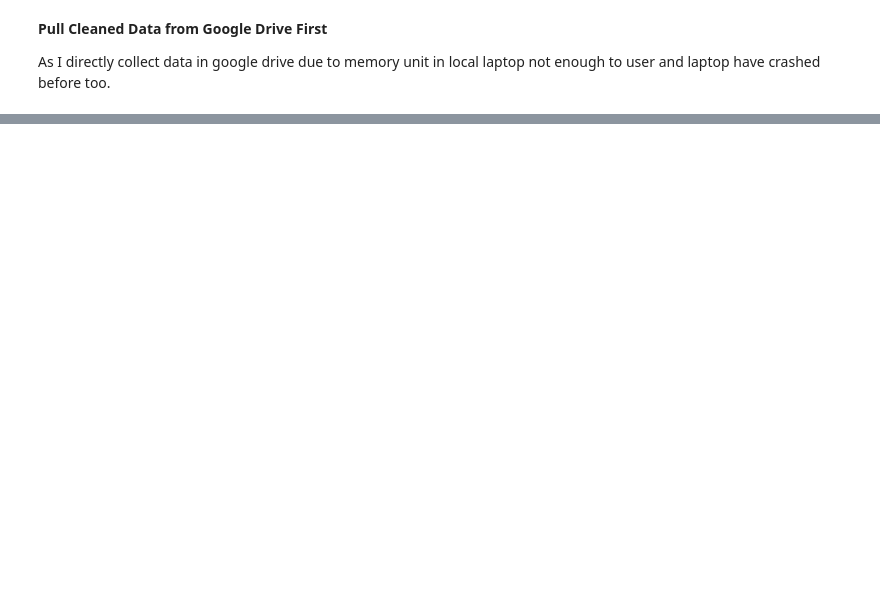
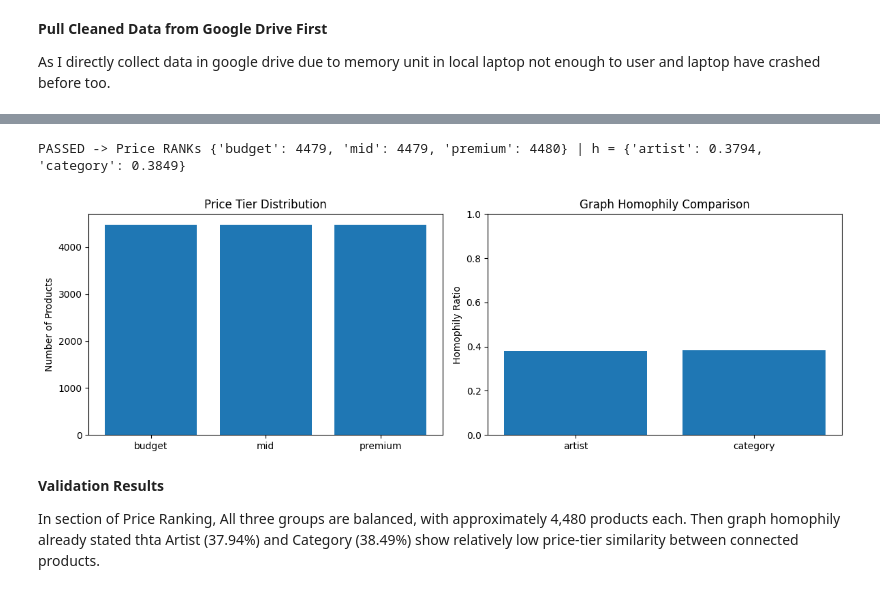
Before and after one commit to artittayaforwork-pro/K-pop-MerchAI, a Jupyter notebook: ์Notebooks/3_Gloabl_Pricing.ipynb, the cells around one changed output, grey strips where cells are left out. Drawn from its saved outputs; the diff is of its cells as text; code cells hidden in the pictures; blank space fills up the shorter version.

Commit message:
NB three updates

```diff
--- a/์Notebooks/3_Gloabl_Pricing.ipynb
+++ b/์Notebooks/3_Gloabl_Pricing.ipynb
@@ -610,0 +1030,57 @@ print("Saved to Google Drive:", destination)
+# %%
+test_small_sample_of_homo = np.array([[0, 1, 2], [1, 2, 3]])
+assert edge_homophily(test_small_sample_of_homo, np.array([0, 0, 1, 1])) == 2 / 3, "Homophily formula is wrong"
+
+# Check that price is not included in the input features
+assert not any("price" in n.lower() for n in feature_names), "Price leaks into the features"
+
+# Check feature dimensions , invalid values
+assert x.shape == (len(df), len(feature_names)) and np.isfinite(x).all(), "Bad feature matrix"
+
+# Check if the three price rank are balanced
+counts = np.bincount(y, minlength=N_TIERS)
+assert counts.min() >= 0.9 * counts.max(), f"Price ranks are unbalanced: {counts}"
+
+# Graph connection checking
+for g, e in graphs.items():
+    assert e.size and e.min() >= 0 and e.max() < len(df), f"Invalid node ids in {g} graph"
+
+    # whether nodes connect
+    assert (e[0] != e[1]).all(), f"self-loops in {g} graph"
+
+    edges = e.T
+    reverse_edges = e[::-1].T
+
+    assert np.array_equal(
+        np.unique(edges, axis=0),
+        np.unique(reverse_edges, axis=0)
+    ), f"{g} graph is not undirected"
+
+# Display the validation results
+print("PASSED -> Price RANKs", dict(zip(RANK_NAMES, counts.tolist())), "| h =", homophily)
+# %% [output]
+PASSED -> Price RANKs {'budget': 4479, 'mid': 4479, 'premium': 4480} | h = {'artist': 0.3794, 'category': 0.3849}
+# %%
+import matplotlib.pyplot as plt
+
+fig, axes = plt.subplots(1, 2, figsize=(12, 4))
+
+# Price tier distribution
+axes[0].bar(RANK_NAMES, counts)
+axes[0].set_title("Price Tier Distribution")
+axes[0].set_ylabel("Number of Products")
+
+# Edge homophily comparison
+axes[1].bar(list(homophily.keys()), list(homophily.values()))
+axes[1].set_title("Graph Homophily Comparison")
+axes[1].set_ylabel("Homophily Ratio")
+axes[1].set_ylim(0, 1)
+
+plt.tight_layout()
+plt.show()
+# %% [output]
+[figure, added]
+# %% [markdown]
+**Validation Results**
+
+In section of Price Ranking, All three groups are balanced, with approximately 4,480 products each. Then graph homophily already stated thta Artist (37.94%) and Category (38.49%) show relatively low price-tier similarity between connected products.
```
Also changed, not shown: parts of 34 cells of this notebook, 2 other files.
